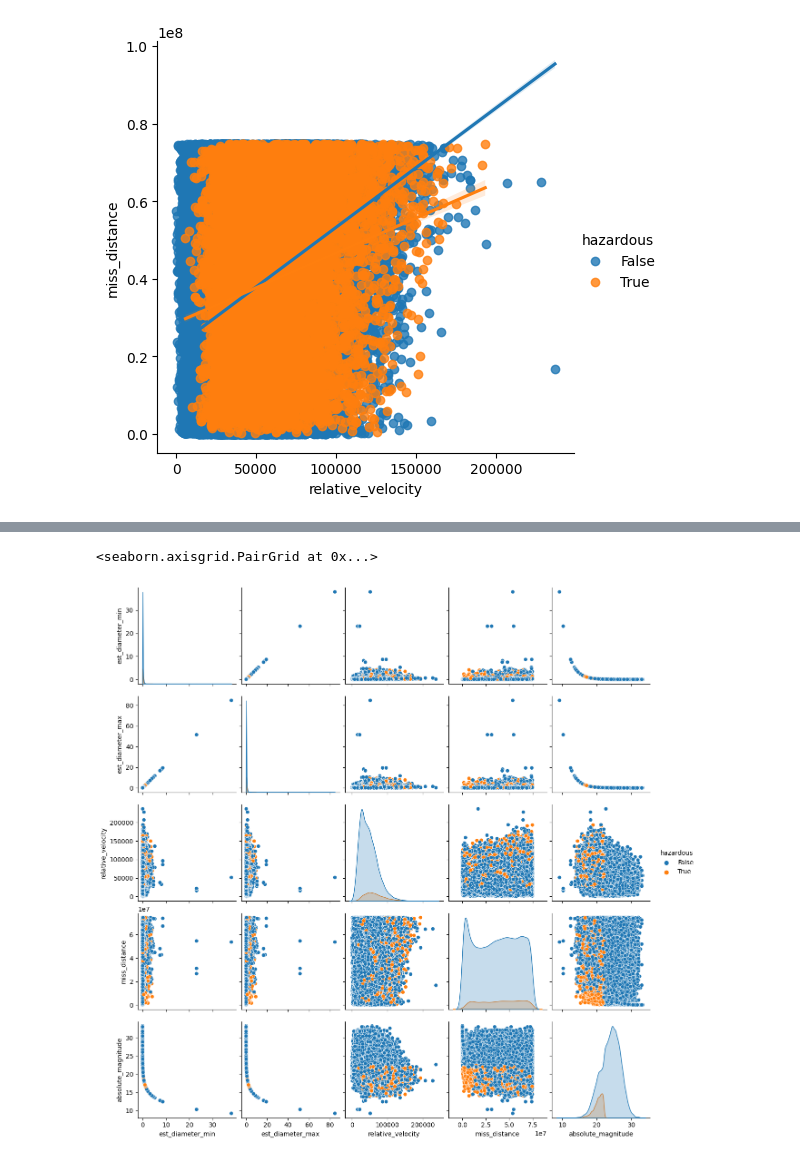
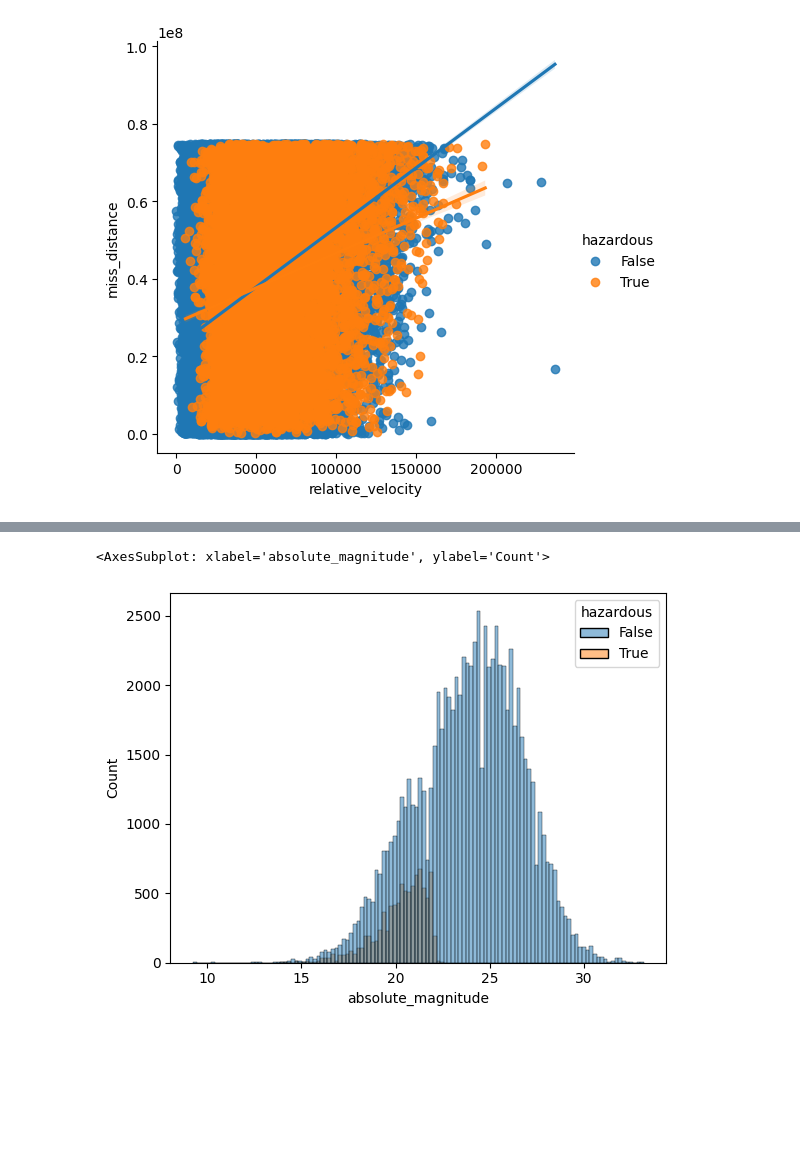
Before and after one commit to c43-sar/Kaggle-NASA-DataViz, a Jupyter notebook: nearest-earth-objects-dataviz.ipynb, the cells around one changed output, grey strips where cells are left out. Drawn from its saved outputs; the diff is of its cells as text; code cells hidden in the pictures; blank space fills up the shorter version.

Commit message:
Kaggle Notebook | Nearest Earth Objects - DataViz | Version 5

```diff
--- a/nearest-earth-objects-dataviz.ipynb
+++ b/nearest-earth-objects-dataviz.ipynb
@@ -169,8 +191,5 @@ sns.lmplot(x='relative_velocity', y='miss_distance', hue="hazardous", data = nas
 # %%
-sns.pairplot(
-    data = nasa_data[['est_diameter_min','est_diameter_max','relative_velocity','miss_distance','absolute_magnitude','hazardous']],
-    hue='hazardous'
-)
+sns.histplot(data = nasa_data, x = 'absolute_magnitude', hue='hazardous')
 # %% [output]
-<seaborn.axisgrid.PairGrid at 0x...>
+<AxesSubplot: xlabel='absolute_magnitude', ylabel='Count'>
-[figure, old version]
+[figure, new version]
```
Also changed, not shown: parts of 4 cells of this notebook.
